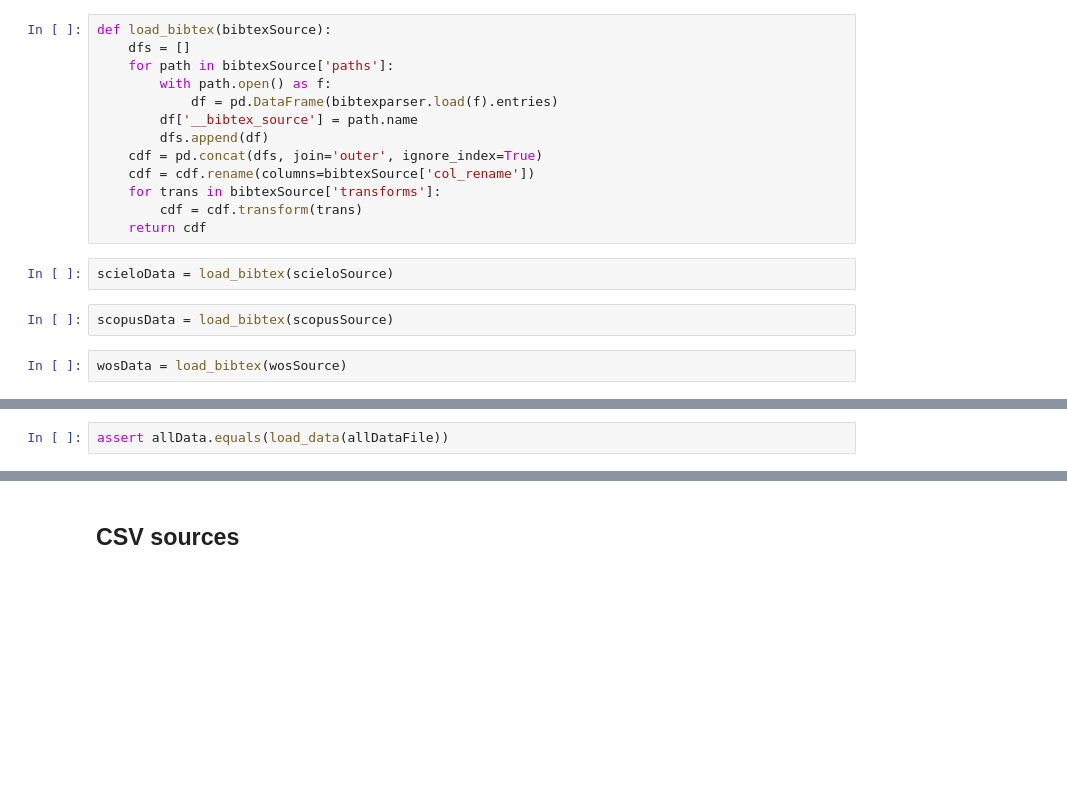
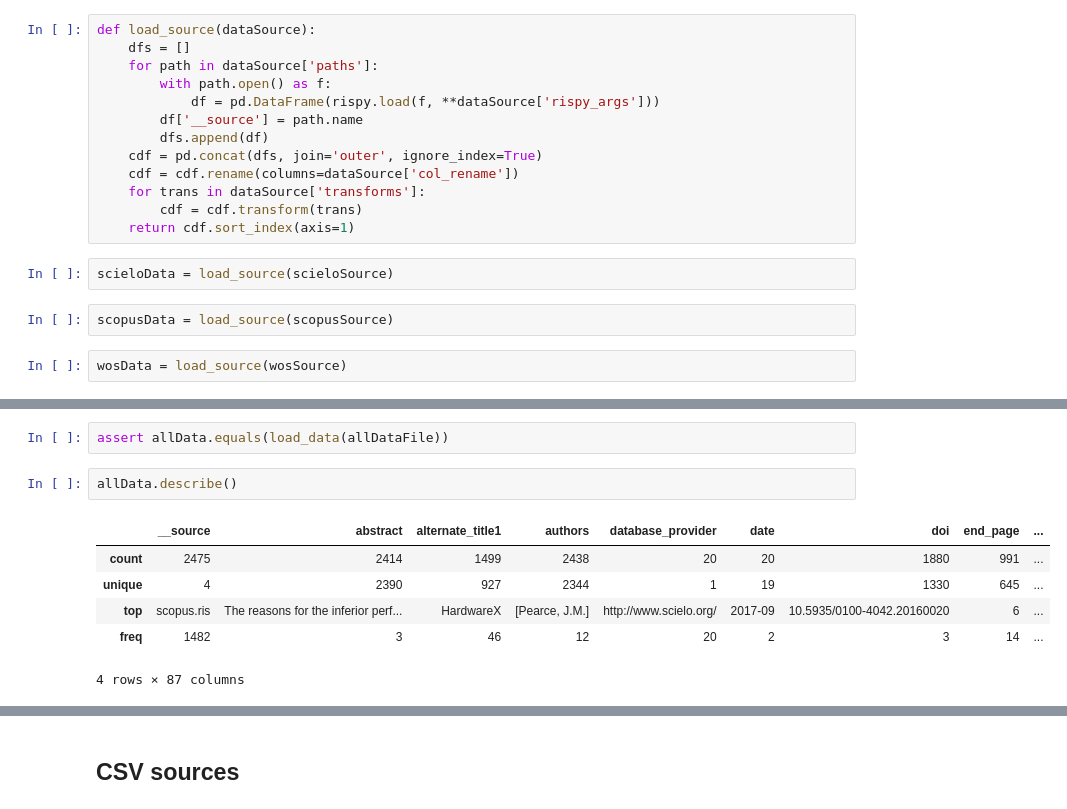
Before and after one commit to amchagas/open-hardware-supply, a Jupyter notebook: code/data_etl.ipynb, the cells around one changed output, grey strips where cells are left out. Saved outputs shown, nothing was run; the diff lists cells and outputs as text; blank space fills up the shorter version.

```diff
--- a/code/data_etl.ipynb
+++ b/code/data_etl.ipynb
@@ -43,22 +40,22 @@ wosSource = {
 # %%
-def load_bibtex(bibtexSource):
+def load_source(dataSource):
     dfs = []
-    for path in bibtexSource['paths']:
+    for path in dataSource['paths']:
         with path.open() as f:
-            df = pd.DataFrame(bibtexparser.load(f).entries)
-        df['__bibtex_source'] = path.name
+            df = pd.DataFrame(rispy.load(f, **dataSource['rispy_args']))
+        df['__source'] = path.name
         dfs.append(df)
     cdf = pd.concat(dfs, join='outer', ignore_index=True)
-    cdf = cdf.rename(columns=bibtexSource['col_rename'])
-    for trans in bibtexSource['transforms']:
+    cdf = cdf.rename(columns=dataSource['col_rename'])
+    for trans in dataSource['transforms']:
         cdf = cdf.transform(trans)
-    return cdf
+    return cdf.sort_index(axis=1)
 # %%
-scieloData = load_bibtex(scieloSource)
+scieloData = load_source(scieloSource)
 # %%
-scopusData = load_bibtex(scopusSource)
+scopusData = load_source(scopusSource)
 # %%
-wosData = load_bibtex(wosSource)
+wosData = load_source(wosSource)
 # %%
 allDataList = [scieloData, scopusData, wosData]
 # %%
@@ -67,3 +64,12 @@ allData = pd.concat(allDataList, join='outer', ignore_index=True)
 store_data(allData, allDataFile)
 # %%
 assert allData.equals(load_data(allDataFile))
+# %%
+allData.describe()
+# %% [output]
+|  | __source | abstract | alternate_title1 | authors | database_provider | date | doi | end_page | ... |
+| count | 2475 | 2414 | 1499 | 2438 | 20 | 20 | 1880 | 991 | ... |
+| unique | 4 | 2390 | 927 | 2344 | 1 | 19 | 1330 | 645 | ... |
+| top | scopus.ris | The reasons for the inferior perf... | HardwareX | [Pearce, J.M.] | http://www.scielo.org/ | 2017-09 | 10.5935/0100-4042.20160020 | 6 | ... |
+| freq | 1482 | 3 | 46 | 12 | 20 | 2 | 3 | 14 | ... |
+4 rows × 87 columns
```
Also changed, not shown: parts of 30 cells of this notebook, 2 other files.
